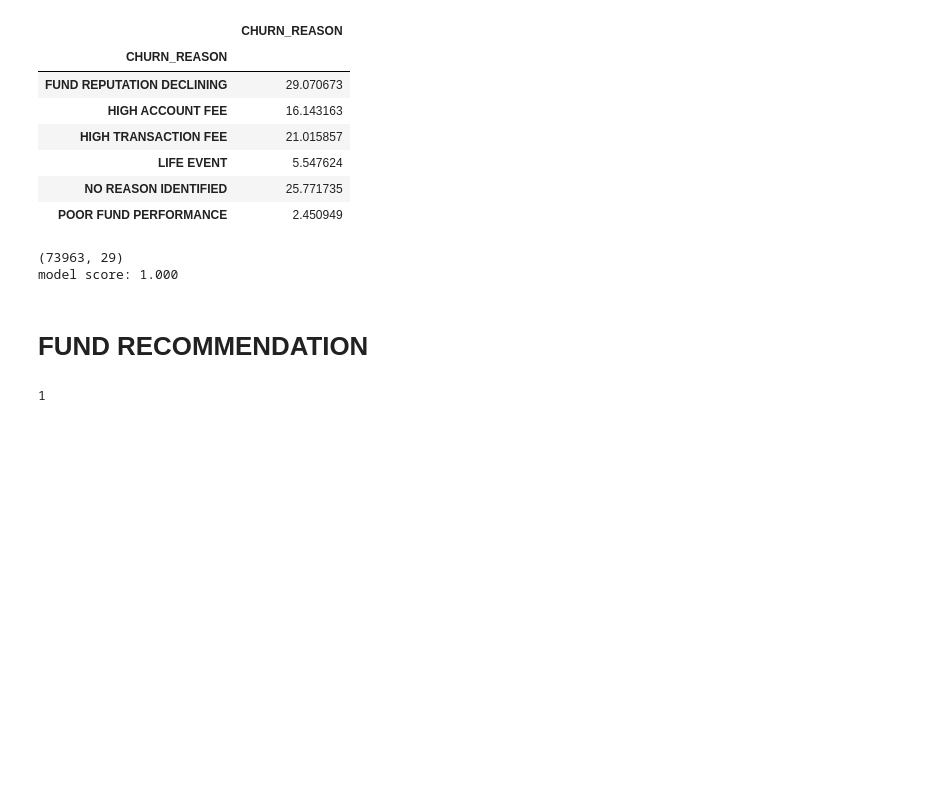
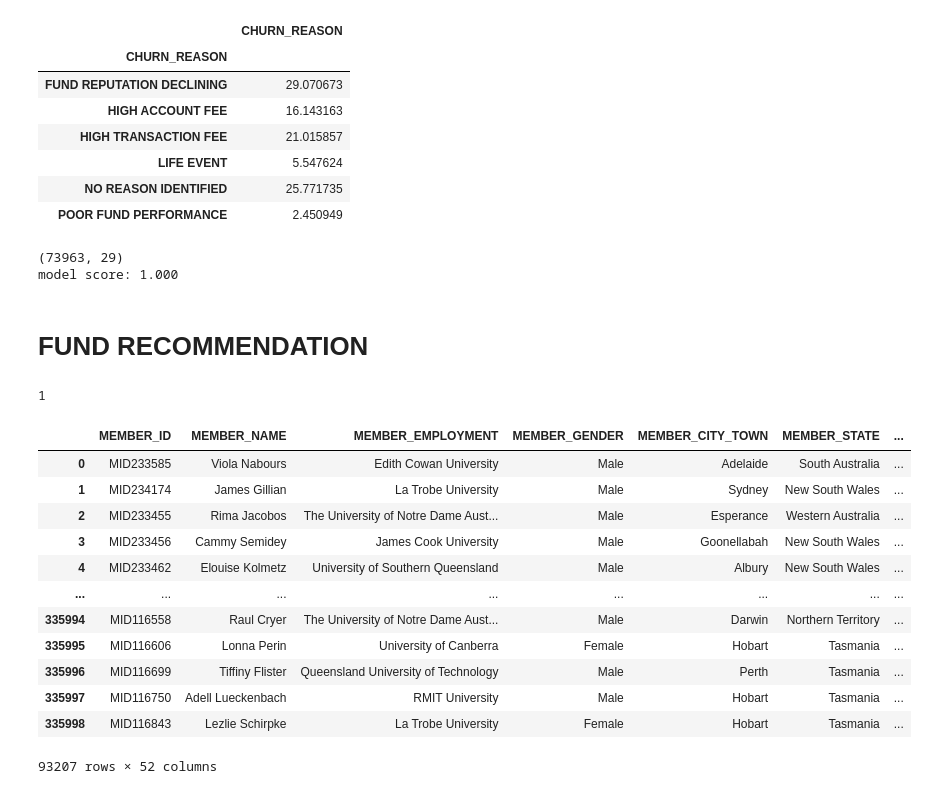
Before and after one commit to mhs10031990/BFS_SUPER_ANNU_Repo, a Jupyter notebook: Model_Building.ipynb, the cells around one changed output. Drawn from its saved outputs; the diff is of its cells as text; code cells hidden in the pictures; blank space fills up the shorter version.

```diff
--- a/Model_Building.ipynb
+++ b/Model_Building.ipynb
@@ -344,3 +344,19 @@ fund_total.to_csv("/data/FUNDS_COMPLETE_DATA.csv", index=False)
 # for i in df["funds_rec"]:
 #     if i != []:
 #         print(i)
+# %%
+df[df["CHURN_PREDICTED"] == 1]
+# %% [output]
+|  | MEMBER_ID | MEMBER_NAME | MEMBER_EMPLOYMENT | MEMBER_GENDER | MEMBER_CITY_TOWN | MEMBER_STATE | ... |
+| 0 | MID233585 | Viola Nabours | Edith Cowan University | Male | Adelaide | South Australia | ... |
+| 1 | MID234174 | James Gillian | La Trobe University | Male | Sydney | New South Wales | ... |
+| 2 | MID233455 | Rima Jacobos | The University of Notre Dame Aust... | Male | Esperance | Western Australia | ... |
+| 3 | MID233456 | Cammy Semidey | James Cook University | Male | Goonellabah | New South Wales | ... |
+| 4 | MID233462 | Elouise Kolmetz | University of Southern Queensland | Male | Albury | New South Wales | ... |
+| ... | ... | ... | ... | ... | ... | ... | ... |
+| 335994 | MID116558 | Raul Cryer | The University of Notre Dame Aust... | Male | Darwin | Northern Territory | ... |
+| 335995 | MID116606 | Lonna Perin | University of Canberra | Female | Hobart | Tasmania | ... |
+| 335996 | MID116699 | Tiffiny Flister | Queensland University of Technology | Male | Perth | Tasmania | ... |
+| 335997 | MID116750 | Adell Lueckenbach | RMIT University | Male | Hobart | Tasmania | ... |
+| 335998 | MID116843 | Lezlie Schirpke | La Trobe University | Female | Hobart | Tasmania | ... |
+93207 rows × 52 columns
```
Also changed, not shown: parts of 2 cells of this notebook.
